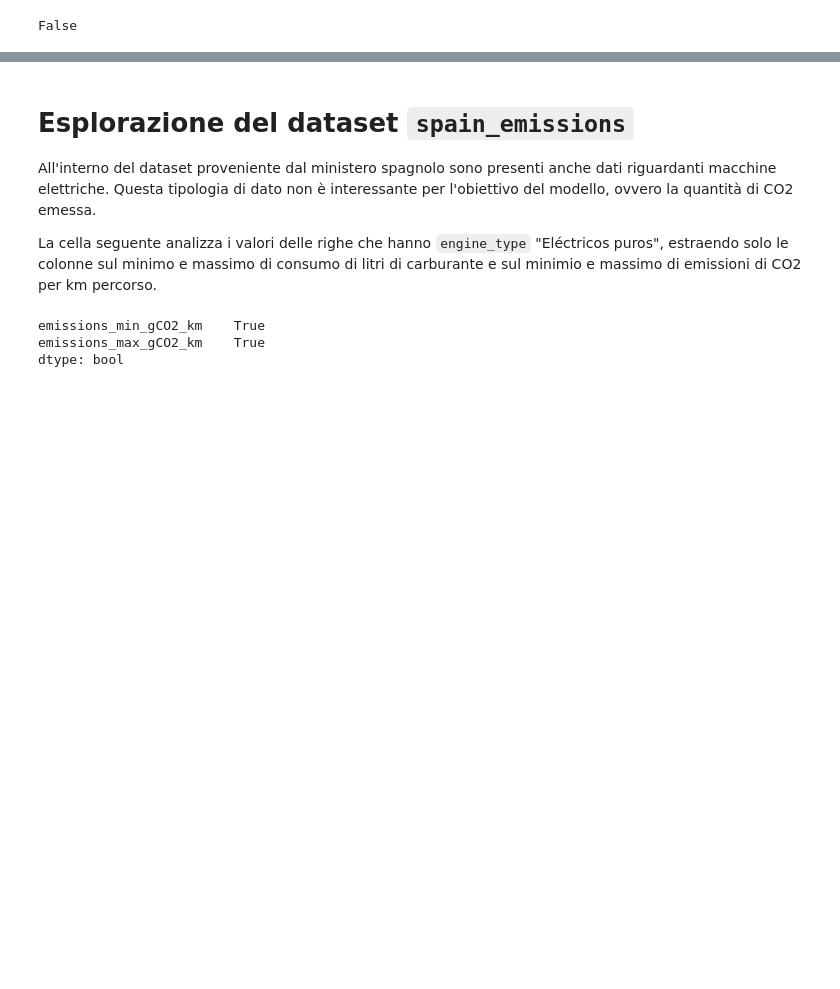
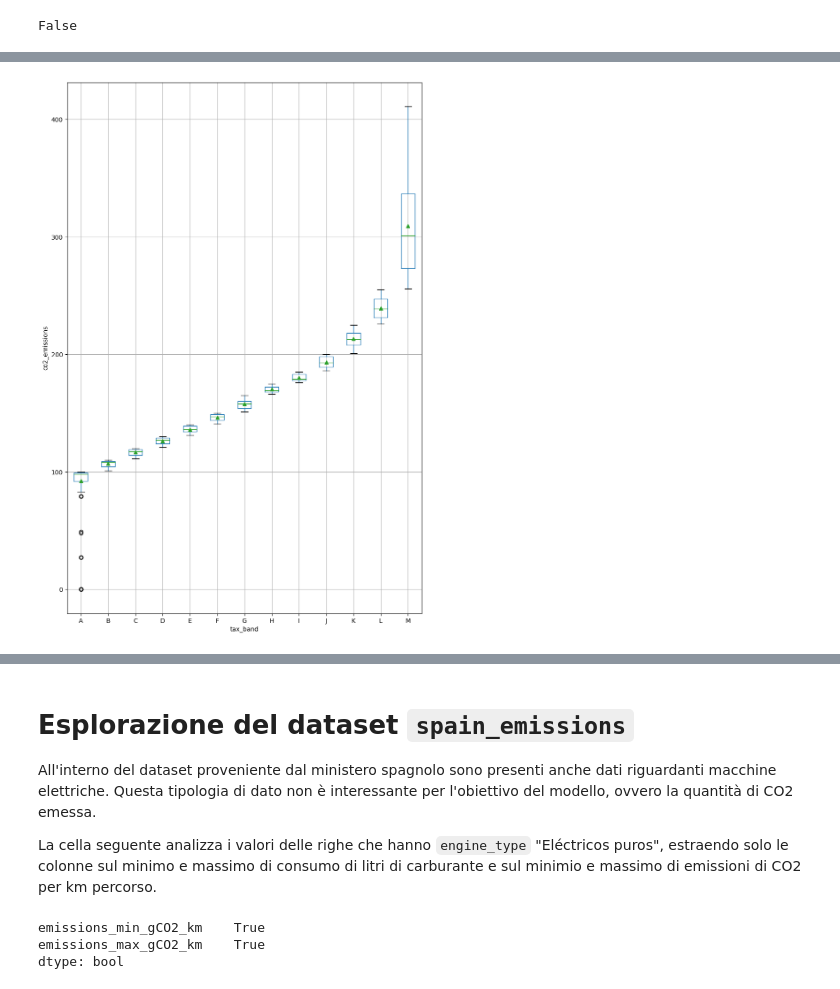
Before and after one commit to francesco-zatto/dia-project, a Jupyter notebook: car_emissions.ipynb, the cells around one changed output, grey strips where cells are left out. Cells and saved outputs as stored; diff of their text form; code cells hidden in the pictures; blank space fills up the shorter version.

```diff
--- a/car_emissions.ipynb
+++ b/car_emissions.ipynb
@@ -139,0 +207,8 @@ Da una prima lettura della descrizione sorge spontanea una perplessità: potrebb
+# %%
+# QUARTILI => C02 EMISSIONS X TAX_BAND
+quartiles_second = uk_emissions.boxplot(column = "co2", by = "tax_band", showmeans=True, figsize = (10, 16));
+quartiles_second.set_ylabel("co2_emissions");
+quartiles_second.set_title("");
+plt.suptitle("");
+# %% [output]
+[figure, added]
```
Also changed, not shown: parts of 13 cells of this notebook.
